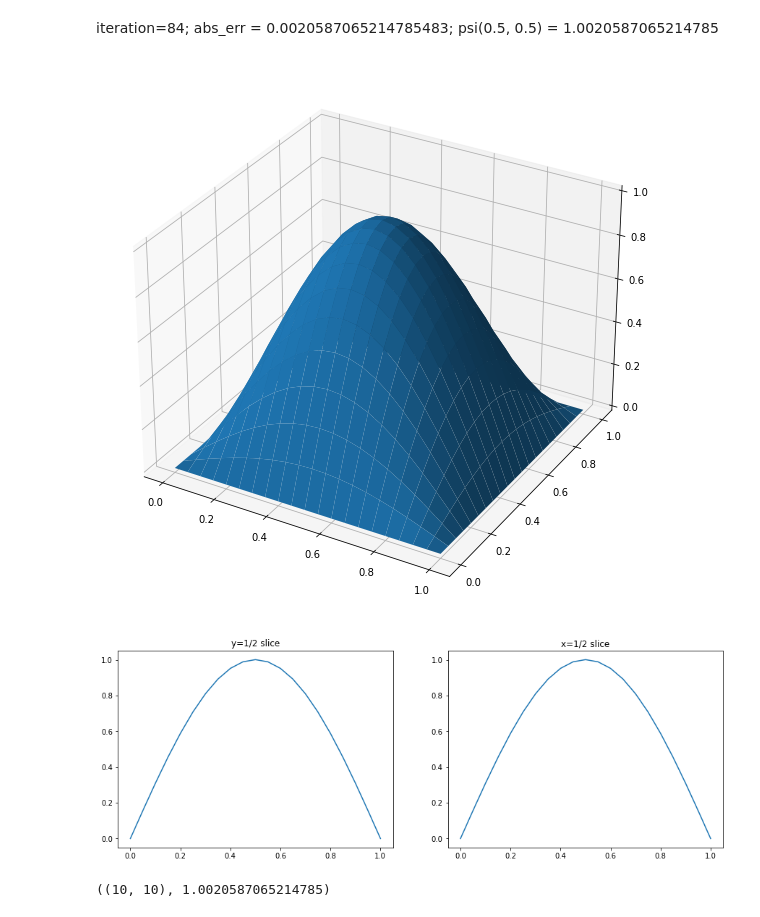
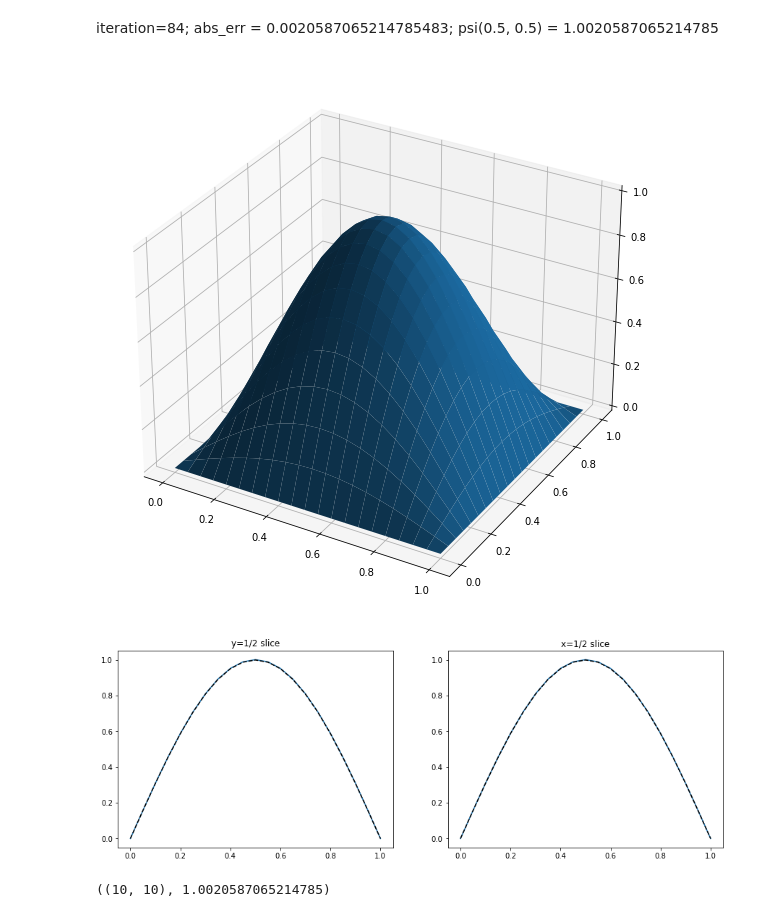
Before and after one commit to AugustasMacijauskas/uom-project, a Jupyter notebook: poisson.ipynb, the cells around one changed output. Saved outputs shown, nothing was run; the diff lists cells and outputs as text; code cells hidden in the pictures.

```diff
--- a/poisson.ipynb
+++ b/poisson.ipynb
@@ -24,7 +24,7 @@ r = 2 / (1 + np.pi / N) # optimal value
 psi = np.zeros((nx, ny)) # streamfunction
 
 # Initialize grid and the value of the vorticity on it
-x_grid, y_grid = np.meshgrid(np.linspace(0, 1, nx), np.linspace(0, 1, ny))
+x_grid, y_grid = np.meshgrid(np.linspace(0, 1, nx), np.linspace(0, 1, ny), indexing="ij")
 w = 2 * np.pi ** 2 * np.sin(np.pi * x_grid) * np.sin(np.pi * y_grid) # vorticity
 # %%
 # Alternative initialization
@@ -140,7 +156,7 @@ for N_value in N_values:
     psi = np.zeros((nx, ny)) # streamfunction
 
     # Initialize grid and the value of the vorticity on it
-    x_grid, y_grid = np.meshgrid(np.linspace(0, 1, nx), np.linspace(0, 1, ny))
+    x_grid, y_grid = np.meshgrid(np.linspace(0, 1, nx), np.linspace(0, 1, ny), indexing="ij")
     w = 2 * np.pi ** 2 * np.sin(np.pi * x_grid) * np.sin(np.pi * y_grid) # vorticity
 
     num_iter = 4 * nx
@@ -236,7 +252,7 @@ r = 2 / (1 + np.pi / N) # optimal value
 psi = np.zeros((nx, ny)) # streamfunction
 
 # Initialize grid and the value of the vorticity on it
-x_grid, y_grid = np.meshgrid(np.linspace(0, 1, nx), np.linspace(0, 1, ny))
+x_grid, y_grid = np.meshgrid(np.linspace(0, 1, nx), np.linspace(0, 1, ny), indexing="ij")
 w = 2 * np.pi ** 2 * np.sin(np.pi * x_grid) * np.sin(np.pi * y_grid) # vorticity
 
 
@@ -250,7 +266,5 @@ for iteration in range(1, N_ITERATIONS + 1):
             ) / 4
 
     print(f"iteration={iteration}; psi(0.5, 0.5) = {psi[nx // 2, ny // 2]}")
-
-(psi == 0).all() # Evaluates to true, good
 # %% [output]
 iteration=1; psi(0.5, 0.5) = 0.11172552248786134
@@ -291,19 +305,22 @@ ax.plot_surface(x_grid, y_grid, psi)
 
 plt.show()
 # %% [output]
-[figure, old version]
+[figure, new version]
 # %%
 fig, (ax1, ax2) = plt.subplots(1, 2, figsize=(15, 5))
 
 # Plot the surface
-ax1.plot(x_grid[0, :], psi[:, ny // 2])
+ax1.plot(x_grid[:, 0], psi[:, ny // 2])
+ax1.plot(x_grid[:, 0], np.sin(np.pi*x_grid[:, 0]), "--", color="black")
 ax1.set_title("y=1/2 slice")
-ax2.plot(y_grid[:, 0], psi[nx // 2, :])
+
+ax2.plot(y_grid[0, :], psi[nx // 2, :])
+ax2.plot(y_grid[0, :], np.sin(np.pi*y_grid[0, :]), "--", color="black")
 ax2.set_title("x=1/2 slice")
 
 plt.show()
 # %% [output]
-[figure, old version]
+[figure, new version]
 # %%
 max_location = np.unravel_index(psi.argmax(), psi.shape)
 max_location, psi[max_location]
```
Also changed, not shown: parts of 12 cells of this notebook, 9 other files.
